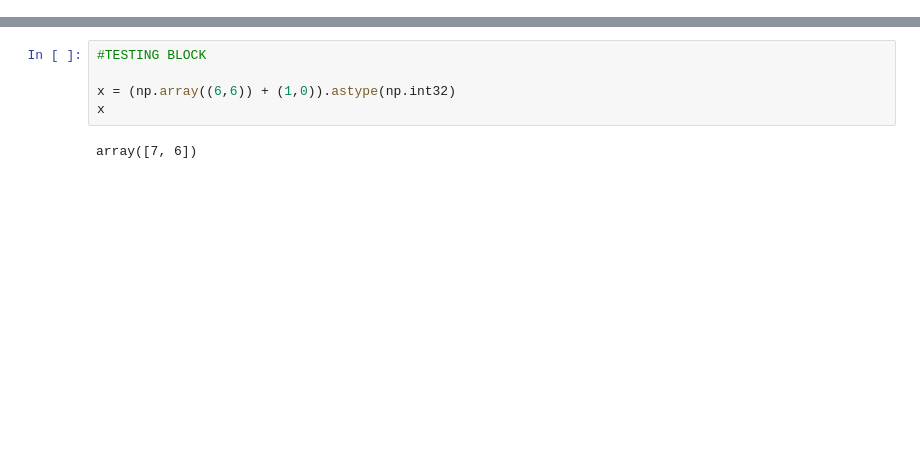
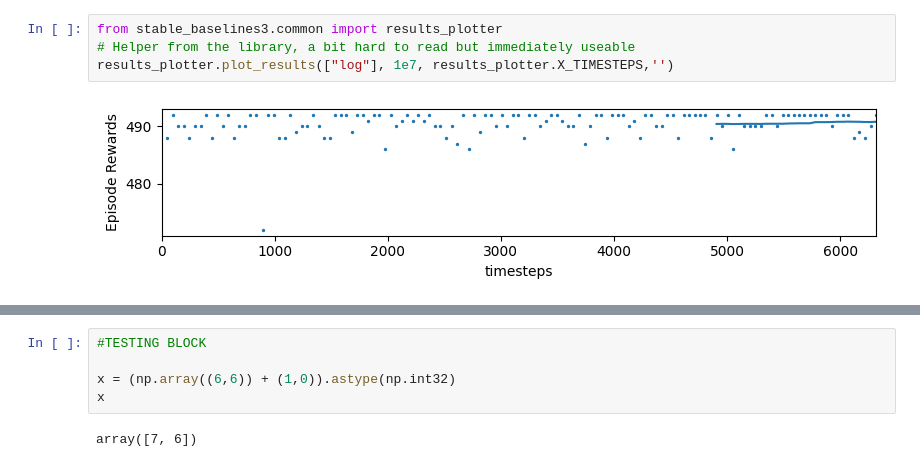
Before and after one commit to J-Rice88/BME450-project, a Jupyter notebook: Maze_game.ipynb, the cells around one changed output, grey strips where cells are left out. Saved outputs shown, nothing was run; the diff lists cells and outputs as text; blank space fills up the shorter version.

```diff
--- a/Maze_game.ipynb
+++ b/Maze_game.ipynb
@@ -237,0 +333,6 @@ class Maze(gym.Env):
+# %%
+from stable_baselines3.common import results_plotter
+# Helper from the library, a bit hard to read but immediately useable
+results_plotter.plot_results(["log"], 1e7, results_plotter.X_TIMESTEPS,'')
+# %% [output]
+[figure, added]
```
Also changed, not shown: parts of 7 cells of this notebook, 3 other files.
